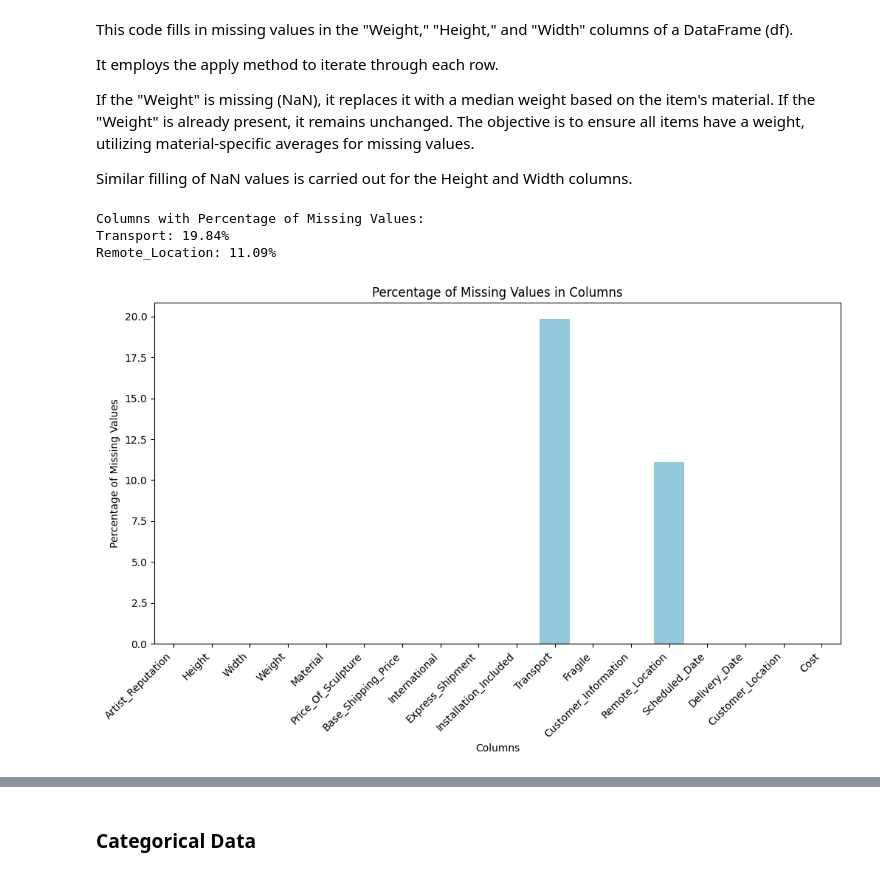
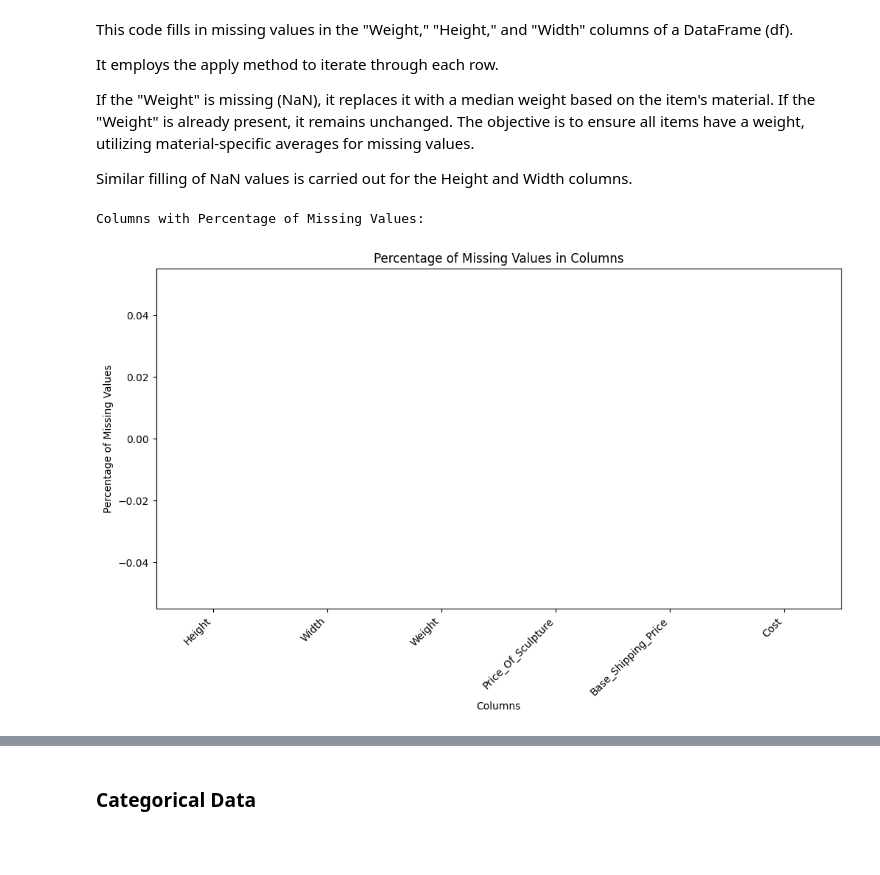
Before and after one commit to Hitesh-Nimbalkar/ML_Project, a Jupyter notebook: Notebook/EDA_new.ipynb, the cells around one changed output, grey strips where cells are left out. Saved outputs shown, nothing was run; the diff lists cells and outputs as text; code cells hidden in the pictures; blank space fills up the shorter version.

```diff
--- a/Notebook/EDA_new.ipynb
+++ b/Notebook/EDA_new.ipynb
@@ -466,3 +432,5 @@ plot_categorical_numerical_relationship(df, categorical_column='Customer_Informa
+# %%
+numerical_labels,categorical_lables=split_numerical_categorical_labels(df=df)
 # %%
 import numpy as np
 # %% [markdown]
@@ -519,8 +482,10 @@ def median_by_material(dataframe, material_column, columns_to_median):
     Returns:
     - df_with_median: pandas DataFrame with NaN values replaced by the median values
     """
+
+    dataframe_1=dataframe.dropna(subset=[material_column])
     # Drop rows with NaN values in the specified columns
-    df_without_nan = dataframe.dropna(subset=columns_to_median + [material_column])
+    df_without_nan = dataframe_1.dropna(subset=columns_to_median + [material_column])
 
     # Group by 'Material' and calculate the median of specified columns for each category
     median_by_material = df_without_nan.groupby(material_column)[columns_to_median].median()
@@ -565,12 +530,10 @@ If the "Weight" is missing (NaN), it replaces it with a median weight based on t
 
 Similar filling of NaN values is carried out for the Height and Width columns.
 # %%
-plot_missing_values(df=df)
+plot_missing_values(df=df[numerical_labels])
 # %% [output]
 Columns with Percentage of Missing Values:
-Transport: 19.84%
-Remote_Location: 11.09%
-[figure, old version]
+[figure, new version]
 # %%
 plot_missing_values(df=df[numerical_labels])
 # %% [output]
```
Also changed, not shown: parts of 59 cells of this notebook, 3 other files.
